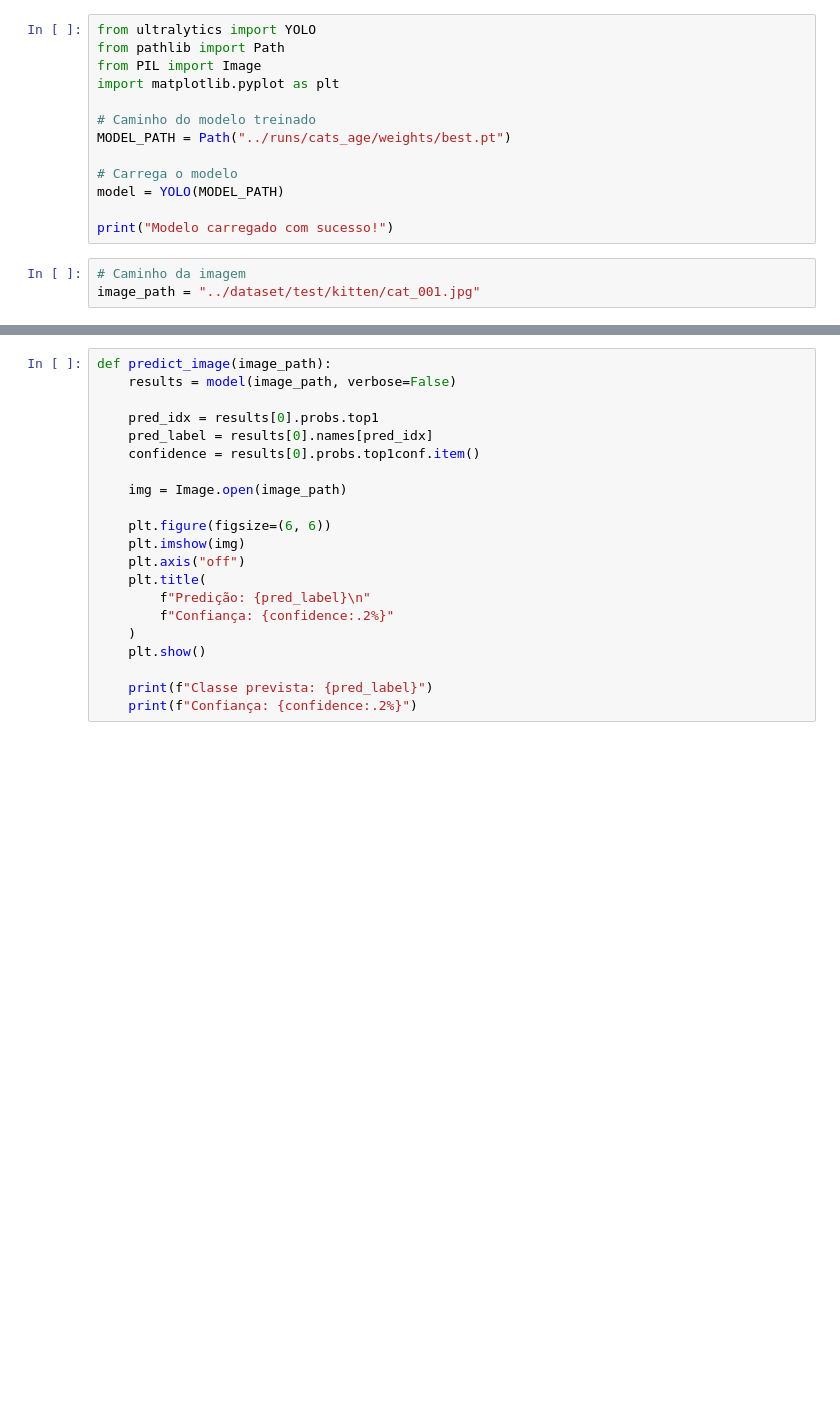
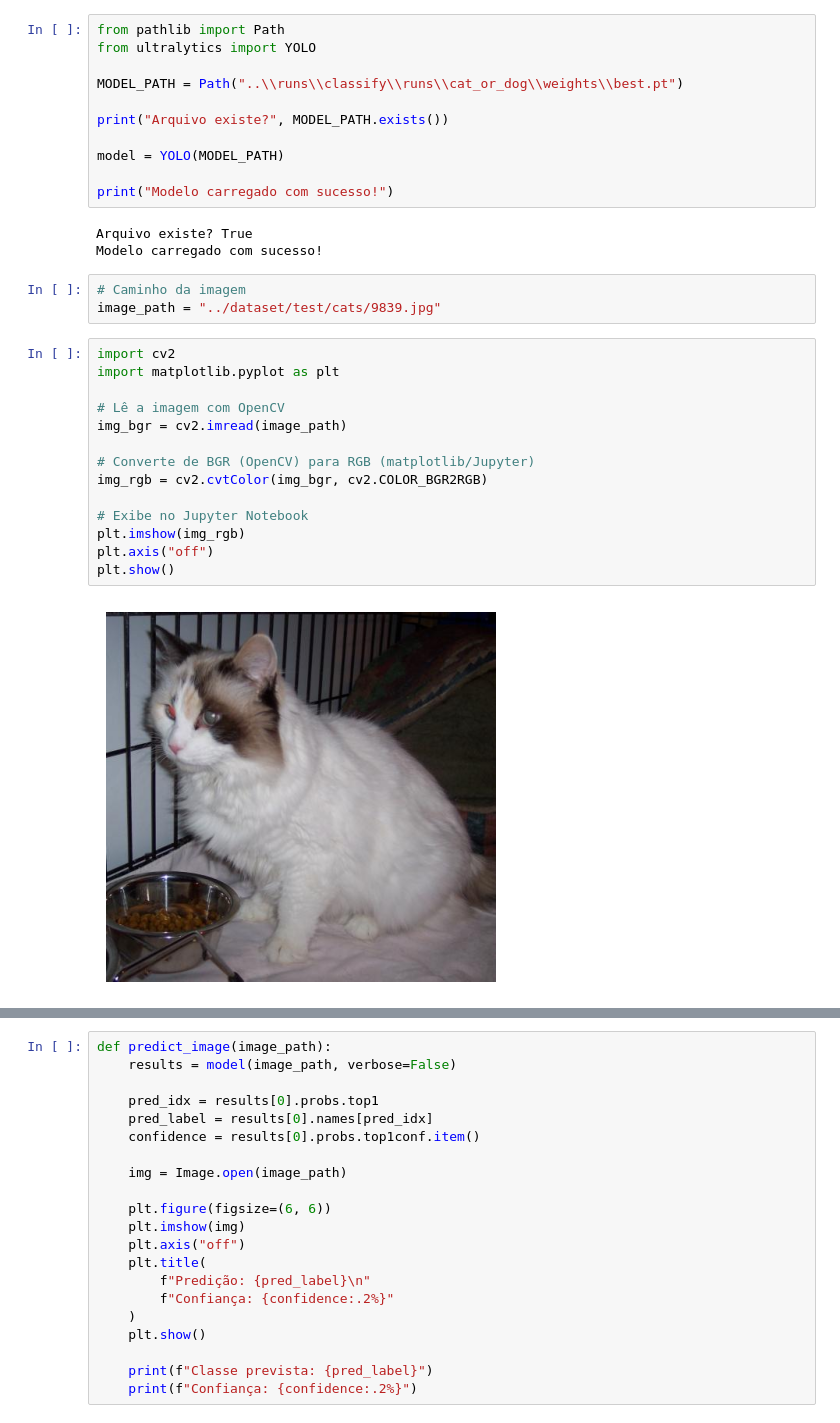
Before and after one commit to malufontes/gato_ou_cachorro, a Jupyter notebook: notebooks/test_models.ipynb, the cells around one changed output, grey strips where cells are left out. Saved outputs shown, nothing was run; the diff lists cells and outputs as text; blank space fills up the shorter version.

```diff
--- a/notebooks/test_models.ipynb
+++ b/notebooks/test_models.ipynb
@@ -1,19 +1,36 @@
 # %%
+from pathlib import Path
 from ultralytics import YOLO
-from pathlib import Path
-from PIL import Image
-import matplotlib.pyplot as plt
 
-# Caminho do modelo treinado
-MODEL_PATH = Path("../runs/cats_age/weights/best.pt")
+MODEL_PATH = Path("..\\runs\\classify\\runs\\cat_or_dog\\weights\\best.pt")
 
-# Carrega o modelo
+print("Arquivo existe?", MODEL_PATH.exists())
+
 model = YOLO(MODEL_PATH)
 
 print("Modelo carregado com sucesso!")
+# %% [output]
+Arquivo existe? True
+Modelo carregado com sucesso!
 # %%
 # Caminho da imagem
-image_path = "../dataset/test/kitten/cat_001.jpg"
+image_path = "../dataset/test/cats/9839.jpg"
+# %%
+import cv2
+import matplotlib.pyplot as plt
+
+# Lê a imagem com OpenCV
+img_bgr = cv2.imread(image_path)
+
+# Converte de BGR (OpenCV) para RGB (matplotlib/Jupyter)
+img_rgb = cv2.cvtColor(img_bgr, cv2.COLOR_BGR2RGB)
+
+# Exibe no Jupyter Notebook
+plt.imshow(img_rgb)
+plt.axis("off")
+plt.show()
+# %% [output]
+[figure, added]
 # %%
 results = model(image_path, verbose=False)
 
```
Also changed, not shown: parts of 3 cells of this notebook.
